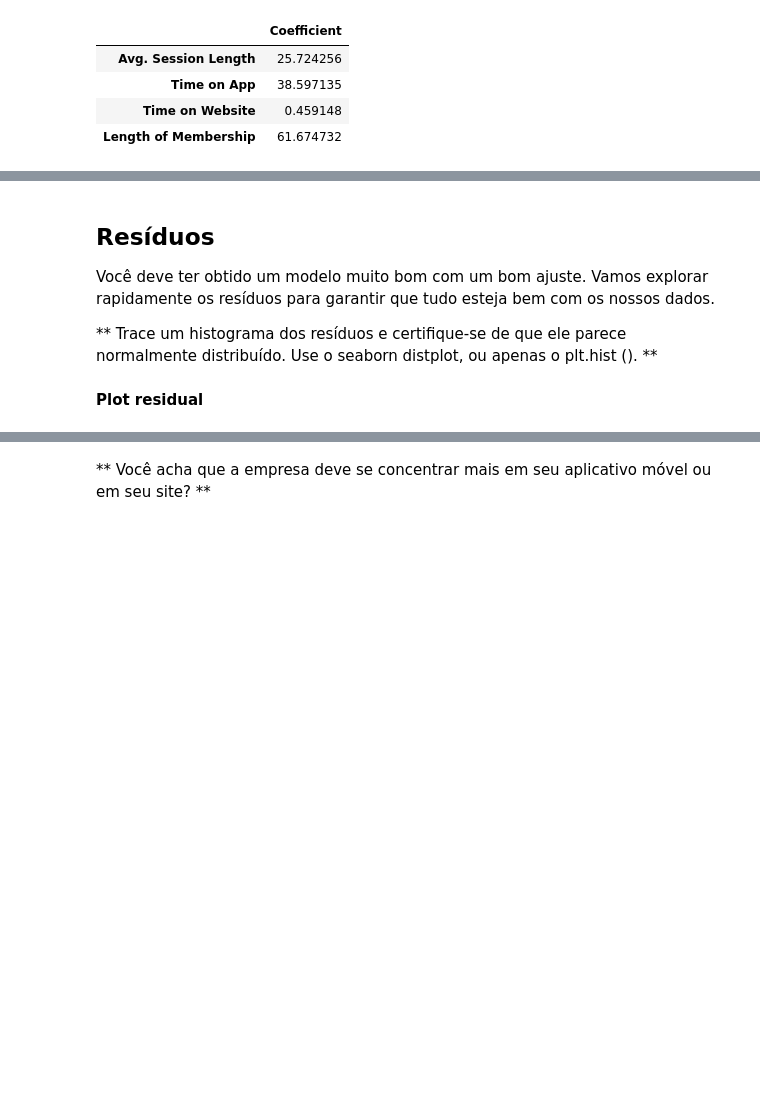
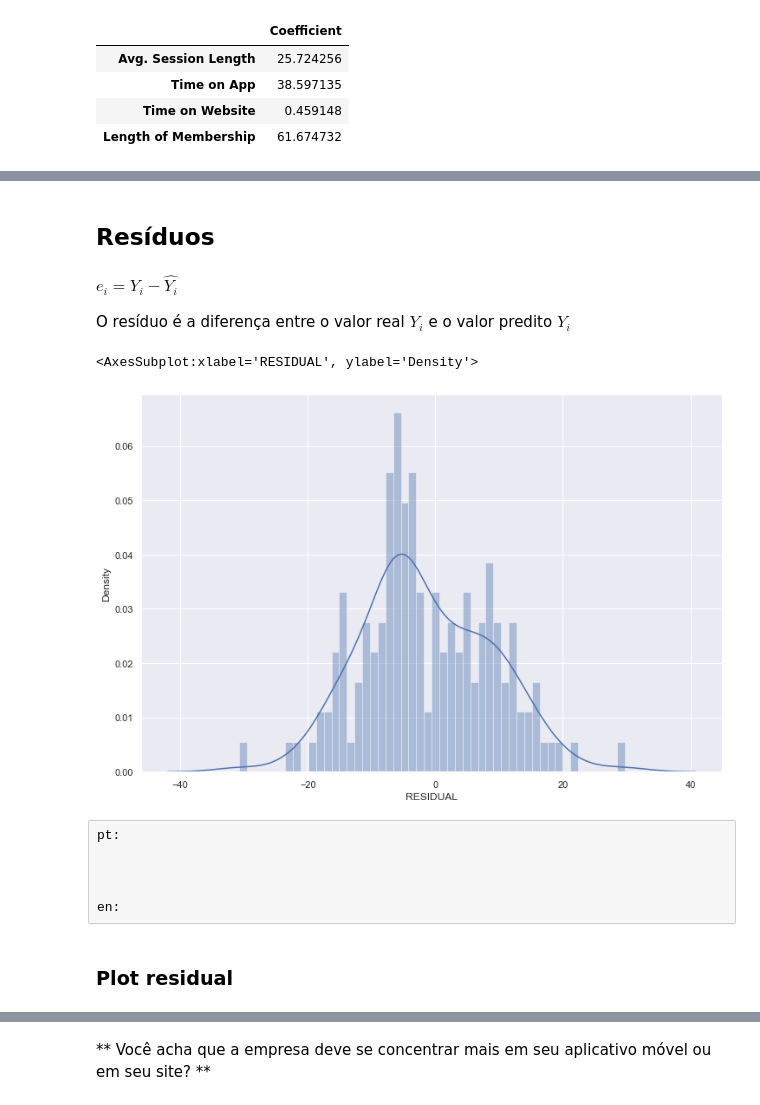
Before and after one commit to emersonrafaels/ml_ecommerce_customers_r2, a Jupyter notebook: Linear Regression - Ecommerce Customers.ipynb, the cells around one changed output, grey strips where cells are left out. Cells and saved outputs as stored; diff of their text form; code cells hidden in the pictures; blank space fills up the shorter version.

```diff
--- a/Linear Regression - Ecommerce Customers.ipynb
+++ b/Linear Regression - Ecommerce Customers.ipynb
@@ -496,6 +532,0 @@ print('RMSE:', np.sqrt(metrics.mean_squared_error(y_test, predictions)))
-# %% [markdown]
-## Resíduos
-
-Você deve ter obtido um modelo muito bom com um bom ajuste. Vamos explorar rapidamente os resíduos para garantir que tudo esteja bem com os nossos dados.
-
-** Trace um histograma dos resíduos e certifique-se de que ele parece normalmente distribuído. Use o seaborn distplot, ou apenas o plt.hist (). **
@@ -504,4 +533,28 @@ sns.distplot((y_test-predictions), bins=50)
+# %% [markdown]
+## Resíduos
+# %% [markdown]
+$e_i = Y_i - \hat{Y_i}$
+
+O resíduo é a diferença entre o valor real $Y_i$ e o valor predito $\hat{Y_i}$
+# %%
+# CALCULANDO OS RESIDUOS
+
+df_real_predictions["RESIDUAL"] = df_real_predictions["REAL"] - df_real_predictions["PREDICTIONS"]
+# %%
+# VISUALIZANDO O RESIDUAL
+
+sns.distplot(df_real_predictions["RESIDUAL"],
+             bins=50)
+# %% [output]
+<AxesSubplot:xlabel='RESIDUAL', ylabel='Density'>
+[figure, added]
+# %% [raw]
+pt:
+
+
+
+en:
 # %% [markdown]
-**Plot residual**
+### Plot residual
 # %%
 plt.scatter(y_test, y_test-predictions)
```
Also changed, not shown: parts of 22 cells of this notebook.
